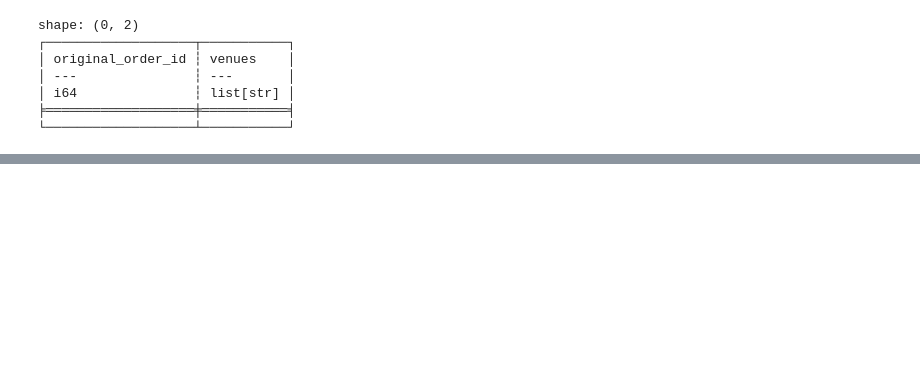
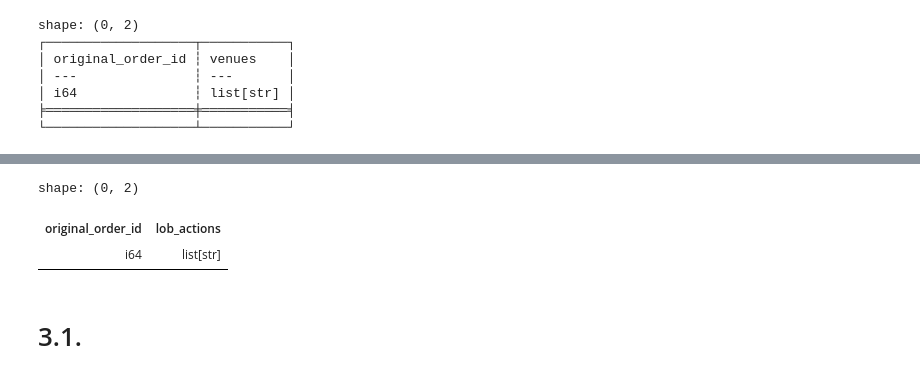
Before and after one commit to tsetsinaydenov/financial-data-science, a Jupyter notebook: main.ipynb, the cells around one changed output, grey strips where cells are left out. Drawn from its saved outputs; the diff is of its cells as text; code cells hidden in the pictures; blank space fills up the shorter version.

```diff
--- a/main.ipynb
+++ b/main.ipynb
@@ -106,3 +140,22 @@ shape: (0, 2)
+# %%
+# Sanity check: Every order should have a REMOVE operation at some point
+# and at some market state
+orders_without_remove = (
+    quotes_inc_eu.group_by(pl.col("original_order_id"))
+    .agg(pl.col("lob_action").unique().alias("lob_actions"))
+    .filter(
+        # pl.col("lob_actions").list.contains("INSERT") &
+        pl.col("lob_actions").list.contains("REMOVE").not_()
+    )
+)
+
+orders_without_remove.collect().show(limit=20)
+# %% [output]
+shape: (0, 2)
+| original_order_id | lob_actions |
+| i64 | list[str] |
+# %% [markdown]
+# 3.1.
 # %%
 quotes_aggs = [
     pl.col("venue") \
```
Also changed, not shown: parts of 9 cells of this notebook.
